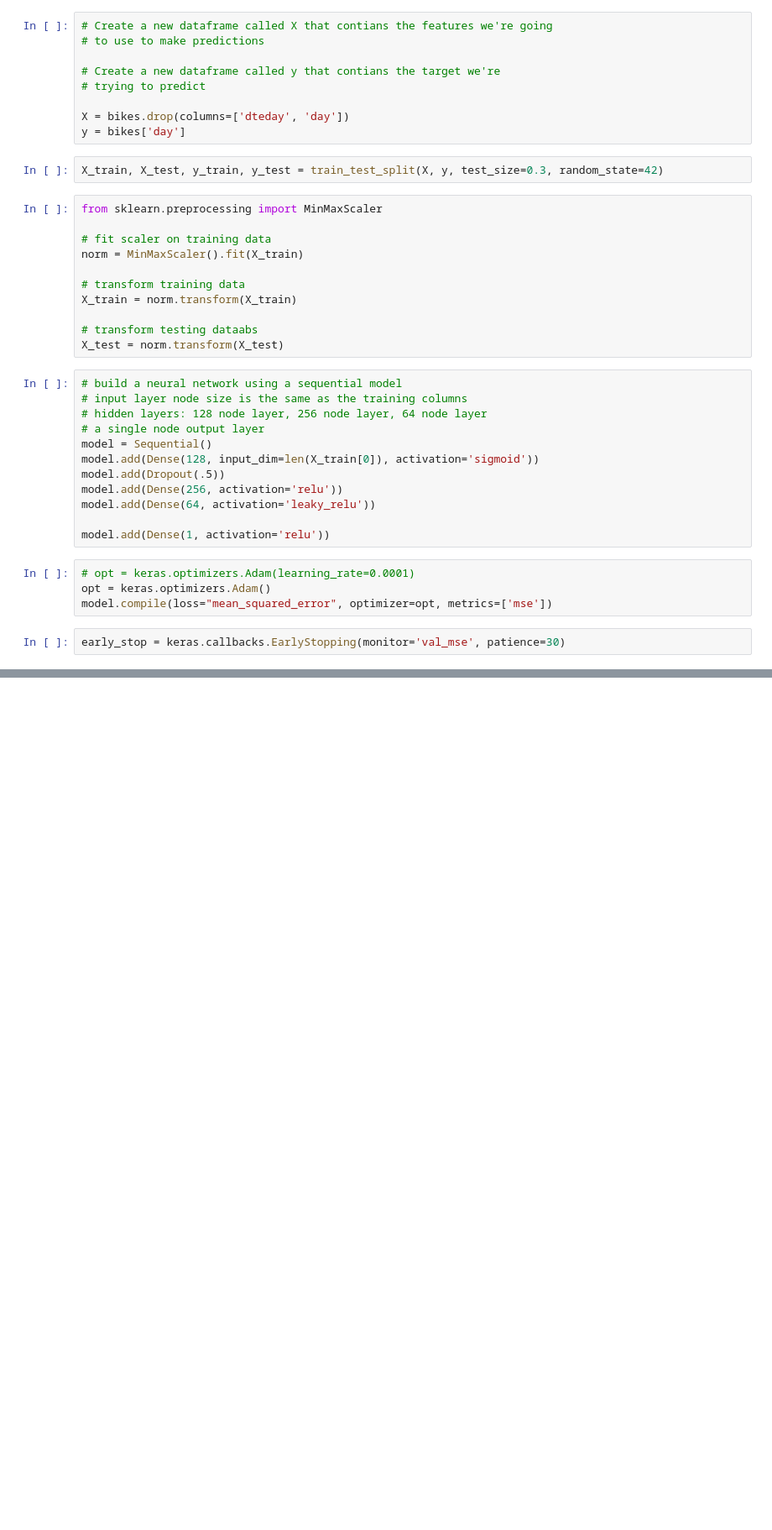
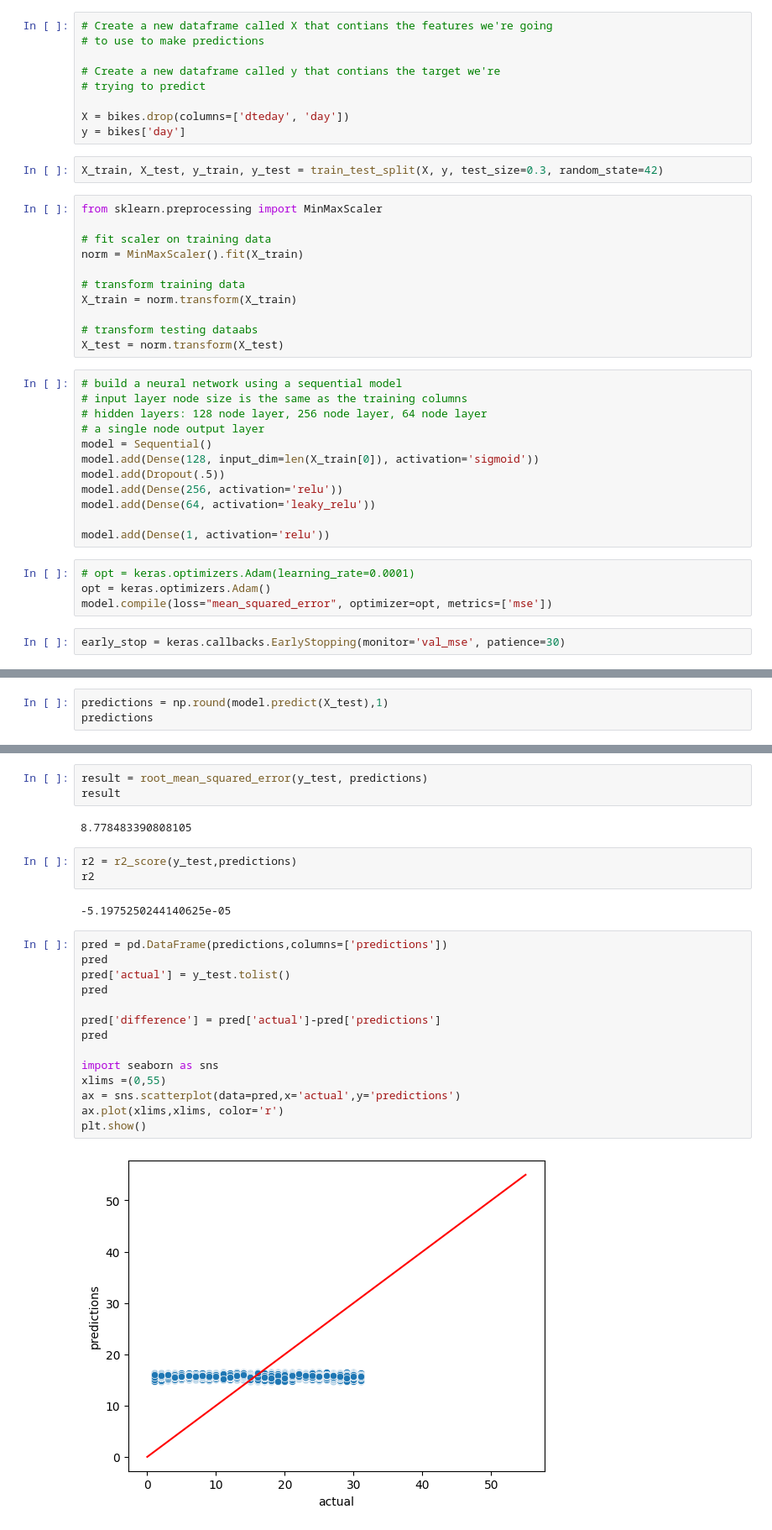
Before and after one commit to jrfanfan/Android_temp_con, a Jupyter notebook: notebooks/starter_bikes.ipynb, the cells around one changed output, grey strips where cells are left out. Shown at 84% size. Cells and saved outputs as stored; diff of their text form; blank space fills up the shorter version.

```diff
--- a/notebooks/starter_bikes.ipynb
+++ b/notebooks/starter_bikes.ipynb
@@ -93,0 +129,3 @@ KeyboardInterrupt:
+# %%
+predictions = np.round(model.predict(X_test),1)
+predictions
@@ -93,0 +141,26 @@ KeyboardInterrupt:
+# %%
+result = root_mean_squared_error(y_test, predictions)
+result
+# %% [output]
+8.778483390808105
+# %%
+r2 = r2_score(y_test,predictions)
+r2
+# %% [output]
+-5.1975250244140625e-05
+# %%
+pred = pd.DataFrame(predictions,columns=['predictions'])
+pred
+pred['actual'] = y_test.tolist()
+pred
+
+pred['difference'] = pred['actual']-pred['predictions']
+pred
+
+import seaborn as sns
+xlims =(0,55)
+ax = sns.scatterplot(data=pred,x='actual',y='predictions')
+ax.plot(xlims,xlims, color='r')
+plt.show()
+# %% [output]
+[figure, added]
```
Also changed, not shown: parts of 9 cells of this notebook.
